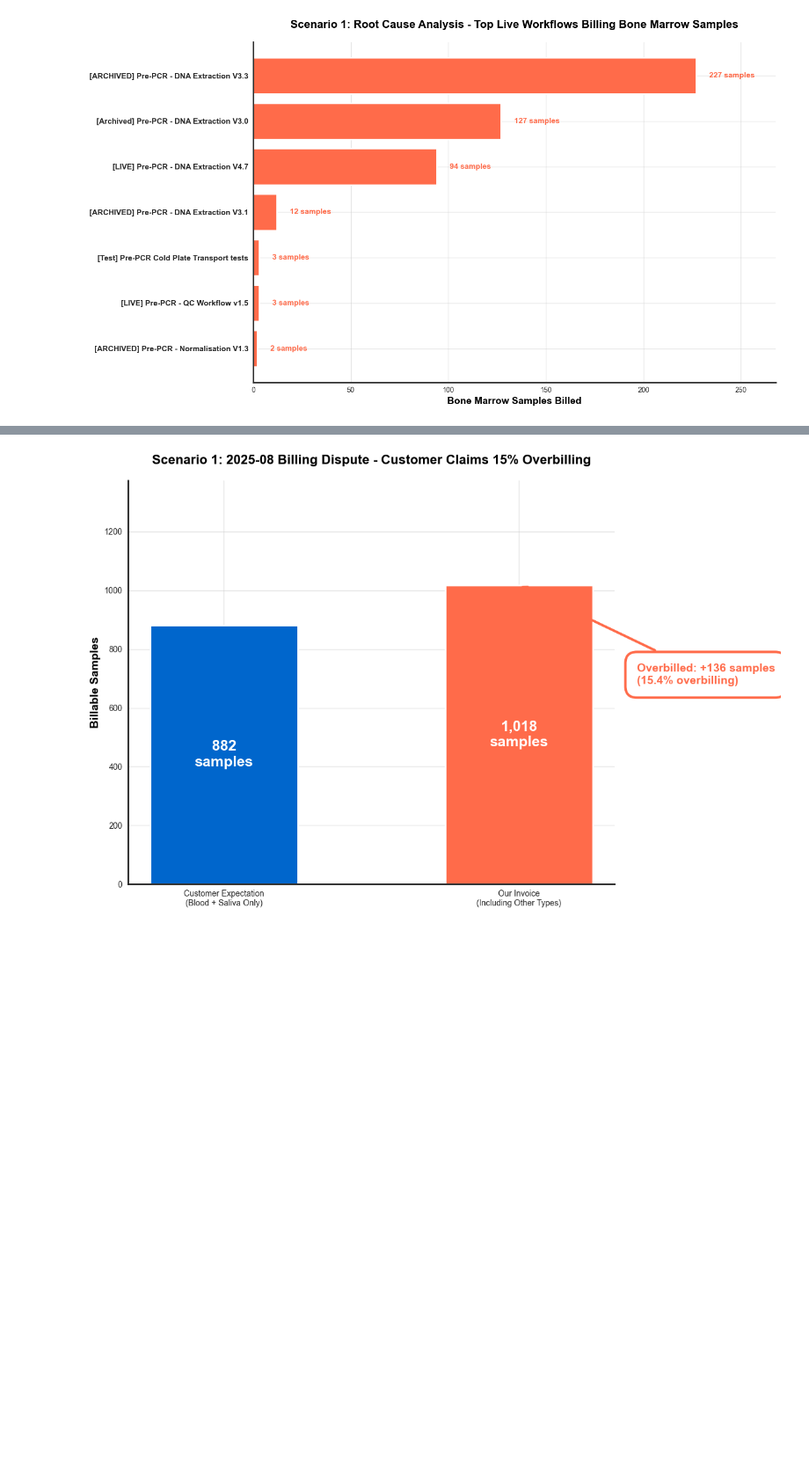
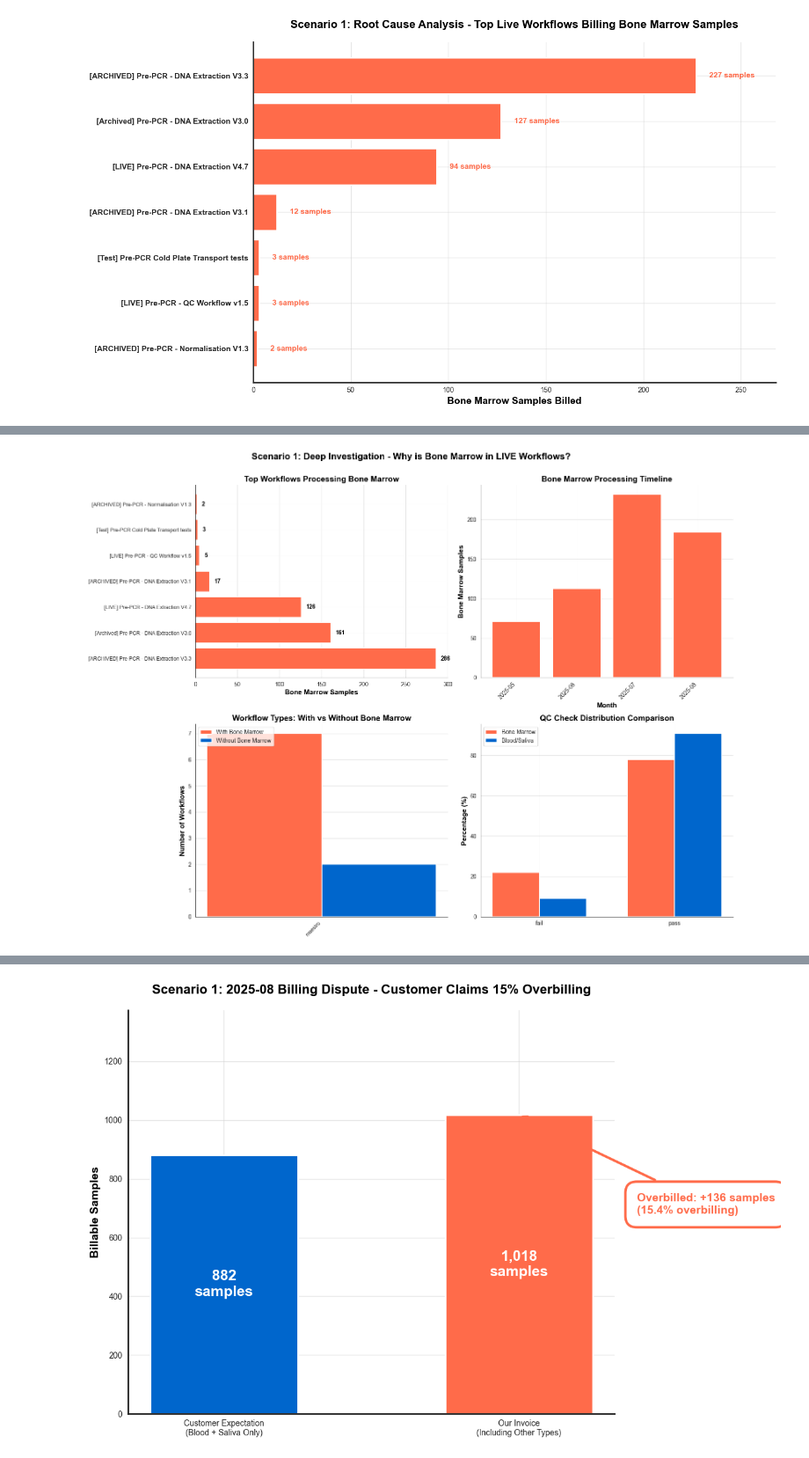
Before and after one commit to megpatakota/customer_data_analysis, a Jupyter notebook: main.ipynb, the cells around one changed output, grey strips where cells are left out. Shown at 88% size. Saved outputs shown, nothing was run; the diff lists cells and outputs as text; code cells hidden in the pictures; blank space fills up the shorter version.

```diff
--- a/main.ipynb
+++ b/main.ipynb
@@ -580,0 +755,14 @@ else:
+# %%
+# Scenario 1 - Visual 8: Bone Marrow Workflow Investigation
+# What we're showing: Comprehensive investigation of which workflows process bone marrow
+# Why: Provides data-driven explanation of why bone marrow is in LIVE workflows
+
+if 'investigation_results' not in locals():
+    print("Run the deep investigation cell first.")
+else:
+    if 'error' not in investigation_results:
+        visual8_bone_marrow_workflow_investigation(investigation_results)
+    else:
+        print("No bone marrow data to investigate.")
+# %% [output]
+[figure, added]
```
Also changed, not shown: parts of 25 cells of this notebook, 10 other files.
